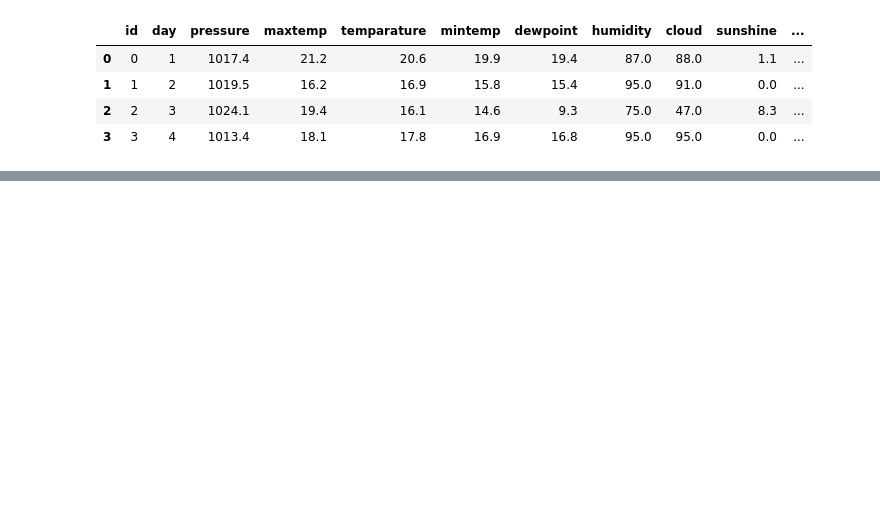
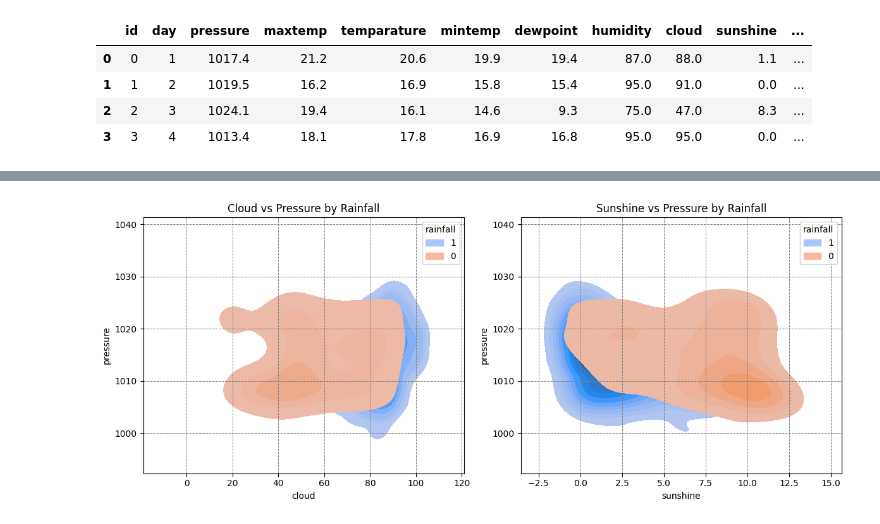
Before and after one commit to Juan-LobosMartin/Rainfall, a Jupyter notebook: Graphs_v1.ipynb, the cells around one changed output, grey strips where cells are left out. Drawn from its saved outputs; the diff is of its cells as text; code cells hidden in the pictures; blank space fills up the shorter version.

```diff
--- a/Graphs_v1.ipynb
+++ b/Graphs_v1.ipynb
@@ -16,0 +82,27 @@ Rain_train.head(4)
+# %%
+colors = sns.color_palette("Set1")
+Rain_train["rainfall"] = Rain_train["rainfall"].astype(str)
+
+fig, axes = plt.subplots(1, 2, figsize=(12, 5))
+
+# Dewpoint vs Humidity
+sns.kdeplot(
+    data=Rain_train, x="cloud", y="pressure", hue="rainfall",
+    palette="coolwarm", fill=True, ax=axes[0]
+)
+axes[0].set_title('Cloud vs Pressure by Rainfall')
+axes[0].grid(color='gray', linestyle='--', linewidth=0.7)
+
+# Cloud vs Humidity
+sns.kdeplot(
+    data=Rain_train, x="sunshine", y="pressure", hue="rainfall",
+    palette="coolwarm", fill=True, ax=axes[1]
+)
+axes[1].set_title('Sunshine vs Pressure by Rainfall')
+axes[1].grid(color='gray', linestyle='--', linewidth=0.7)
+
+plt.tight_layout()
+plt.savefig('fig/Cloud_Sunshine_Presure.png')
+plt.show()
+# %% [output]
+[figure, added]
```
Also changed, not shown: parts of 9 cells of this notebook, 16 other files.
